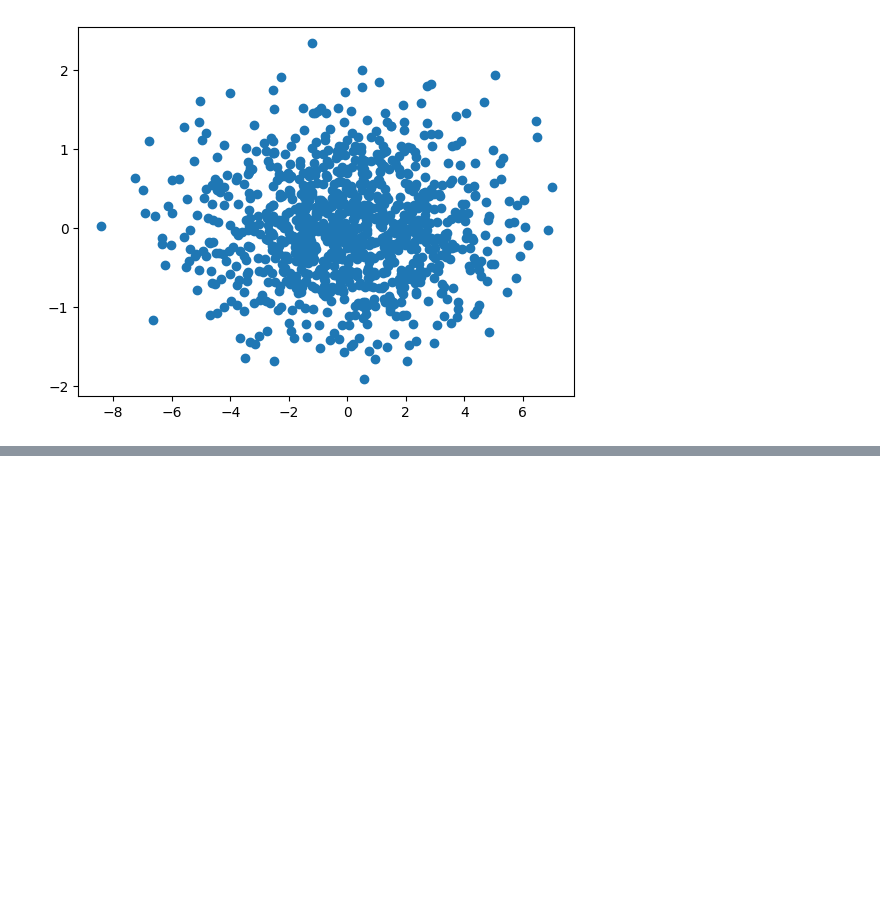
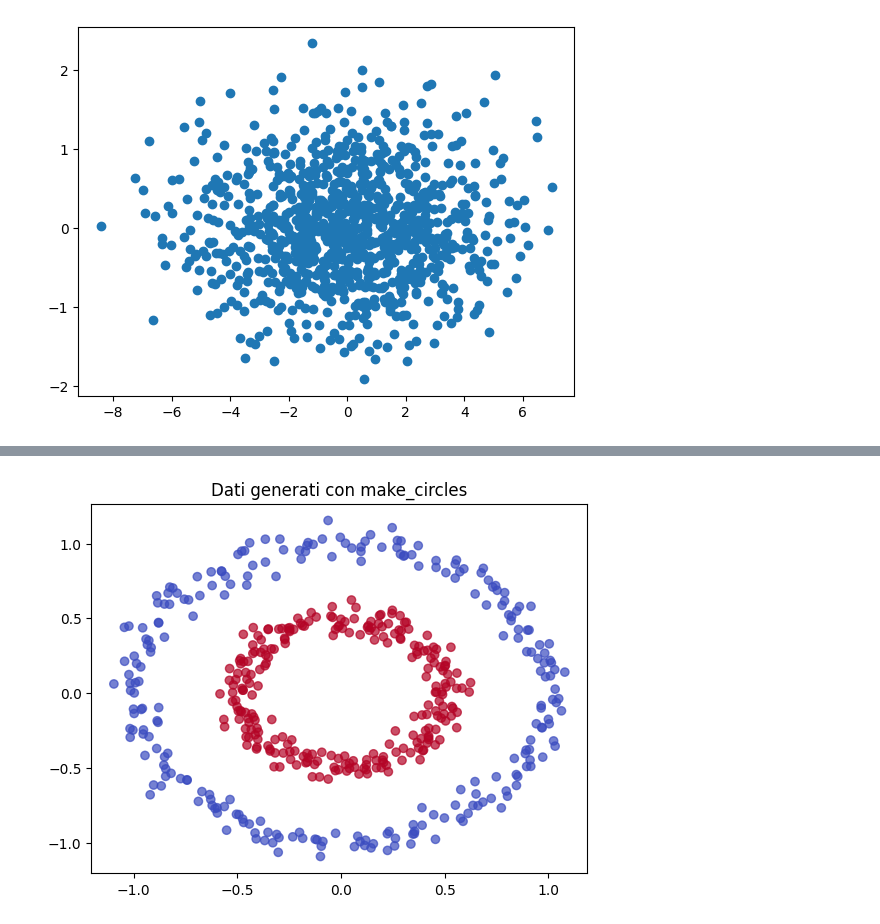
Before and after one commit to depa-tto/Thesis, a Jupyter notebook: attempt.ipynb, the cells around one changed output, grey strips where cells are left out. Cells and saved outputs as stored; diff of their text form; code cells hidden in the pictures; blank space fills up the shorter version.

```diff
--- a/attempt.ipynb
+++ b/attempt.ipynb
@@ -90,0 +116,12 @@ plt.scatter(x_pca[:,0],x_pca[:,1])
+# %%
+from sklearn.datasets import make_circles
+
+# Genera un dataset con punti disposti su cerchi concentrici
+X, y = make_circles(n_samples=500, noise=0.05, factor=0.5, random_state=42)
+
+# Visualizza i dati
+plt.scatter(X[:, 0], X[:, 1], c=y, cmap='coolwarm', alpha=0.7)
+plt.title("Dati generati con make_circles")
+plt.show()
+# %% [output]
+[figure, added]
```
Also changed, not shown: parts of 3 cells of this notebook.
